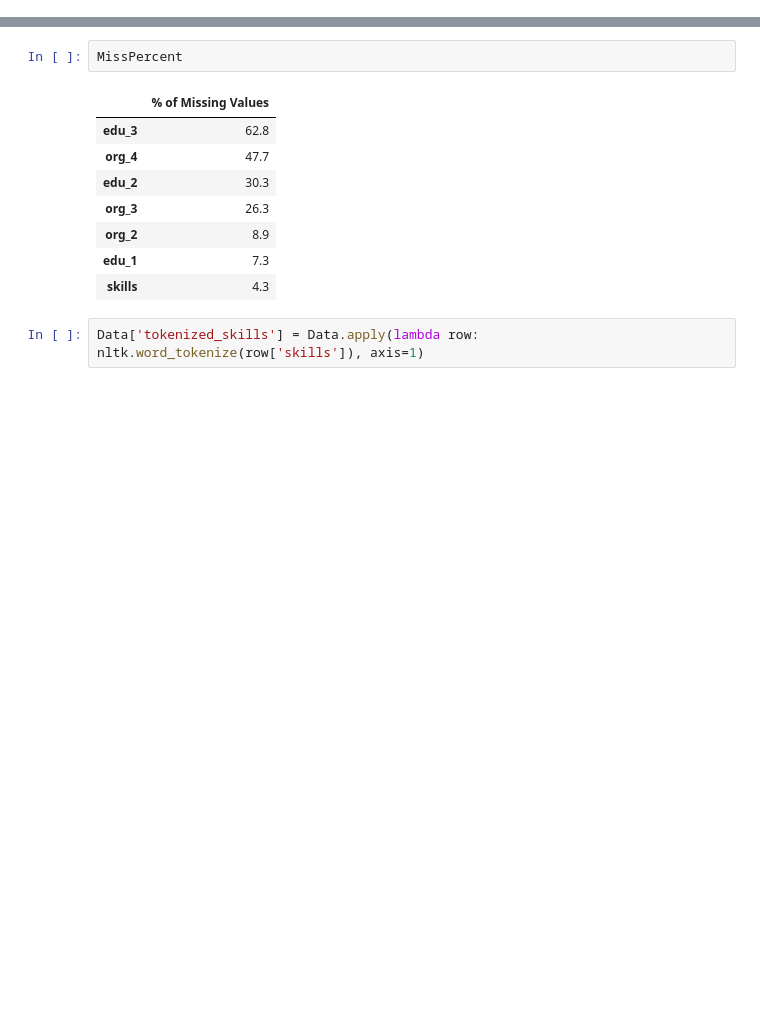
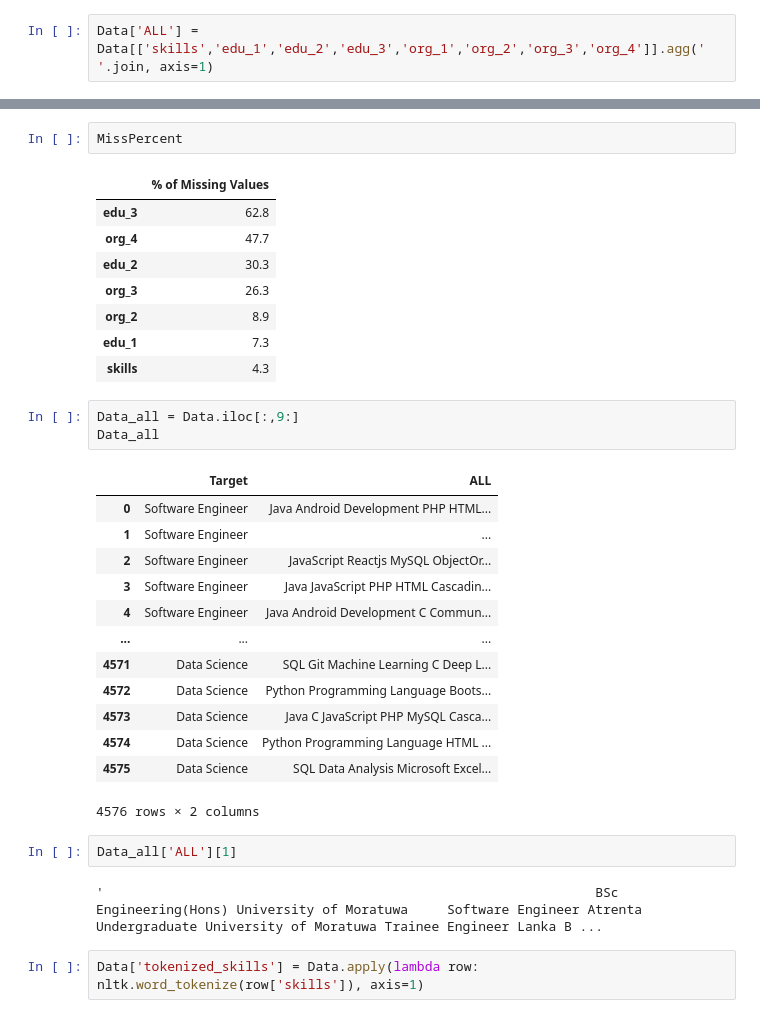
Before and after one commit to farookfazni/AI-to-Predict-Career-Path, a Jupyter notebook: Model.ipynb, the cells around one changed output, grey strips where cells are left out. Cells and saved outputs as stored; diff of their text form; blank space fills up the shorter version.

```diff
--- a/Model.ipynb
+++ b/Model.ipynb
@@ -45,3 +47,5 @@ Data.head()
 | 2 | lingeswaran-sivapiriyan-b90685177 | JavaScript Reactjs MySQL ObjectOr... | B.Eng (Hons) Software Engineering... |  |  | Software Engineer Invicta Innovat... | Trainee Samuel Gnanam IT Centre |  |  | Software Engineer |
 | 3 | viraj-chamara-5b6751149 | Java JavaScript PHP HTML Cascadin... | Institute of Java and Software En... |  |  | Software Engineer I O N Groups Pv... | Software Engineer ites software p... |  |  | Software Engineer |
 | 4 | iyani-kalupahana-5b781951 | Java Android Development C Commun... | Honours Degree of Bachelor of the... | High School Devi Balika Vidyalaya... |  | Software Engineer Creative Software | Student University of Moratuwa | Researcher National University of... | Intern University of Moratuwa | Software Engineer |
+# %%
+Data['ALL'] = Data[['skills','edu_1','edu_2','edu_3','org_1','org_2','org_3','org_4']].agg(' '.join, axis=1)
@@ -77,6 +97,27 @@ MissPercent
 | org_2 | 8.9 |
 | edu_1 | 7.3 |
 | skills | 4.3 |
+# %%
+Data_all = Data.iloc[:,9:]
+Data_all
+# %% [output]
+|  | Target | ALL |
+| 0 | Software Engineer | Java Android Development PHP HTML... |
+| 1 | Software Engineer | ... |
+| 2 | Software Engineer | JavaScript Reactjs MySQL ObjectOr... |
+| 3 | Software Engineer | Java JavaScript PHP HTML Cascadin... |
+| 4 | Software Engineer | Java Android Development C Commun... |
+| ... | ... | ... |
+| 4571 | Data Science | SQL Git Machine Learning C Deep L... |
+| 4572 | Data Science | Python Programming Language Boots... |
+| 4573 | Data Science | Java C JavaScript PHP MySQL Casca... |
+| 4574 | Data Science | Python Programming Language HTML ... |
+| 4575 | Data Science | SQL Data Analysis Microsoft Excel... |
+4576 rows × 2 columns
+# %%
+Data_all['ALL'][1]
+# %% [output]
+'                                                               BSc Engineering(Hons) University of Moratuwa     Software Engineer Atrenta Undergraduate University of Moratuwa Trainee Engineer Lanka B ...
 # %%
 Data['tokenized_skills'] = Data.apply(lambda row: nltk.word_tokenize(row['skills']), axis=1)
 # %%
```
Also changed, not shown: parts of 3 cells of this notebook.
